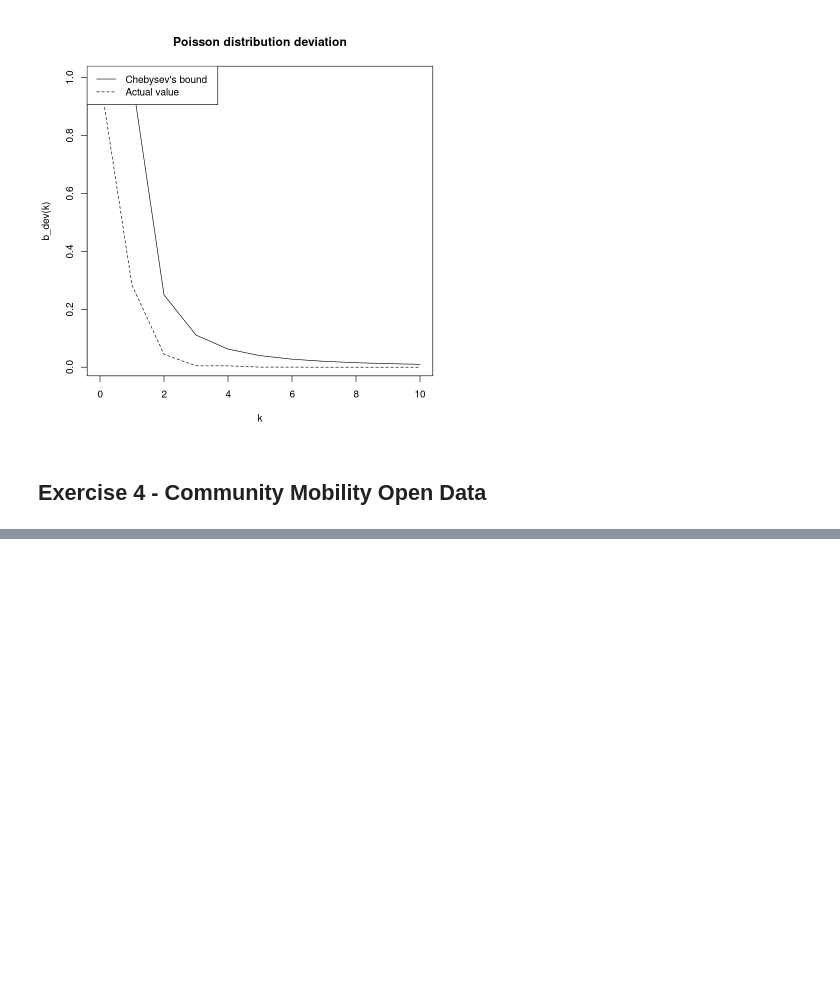
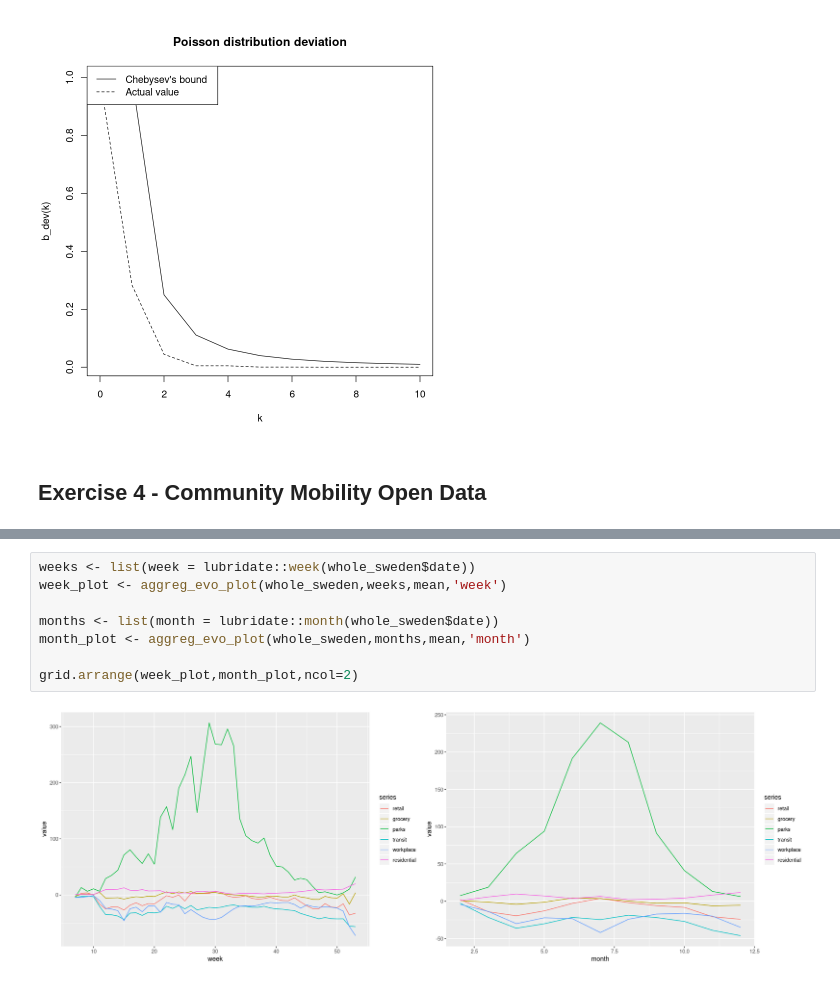
Before and after one commit to eigen-carmona/AdvStats, a Jupyter notebook: lab3/Ex3.ipynb, the cells around one changed output, grey strips where cells are left out. Cells and saved outputs as stored; diff of their text form; blank space fills up the shorter version.

```diff
--- a/lab3/Ex3.ipynb
+++ b/lab3/Ex3.ipynb
@@ -217,0 +258,10 @@ See problems(...) for more details.
+# %%
+weeks <- list(week = lubridate::week(whole_sweden$date))
+week_plot <- aggreg_evo_plot(whole_sweden,weeks,mean,'week')
+
+months <- list(month = lubridate::month(whole_sweden$date))
+month_plot <- aggreg_evo_plot(whole_sweden,months,mean,'month')
+
+grid.arrange(week_plot,month_plot,ncol=2)
+# %% [output]
+[figure, added]
```
Also changed, not shown: parts of 8 cells of this notebook.
